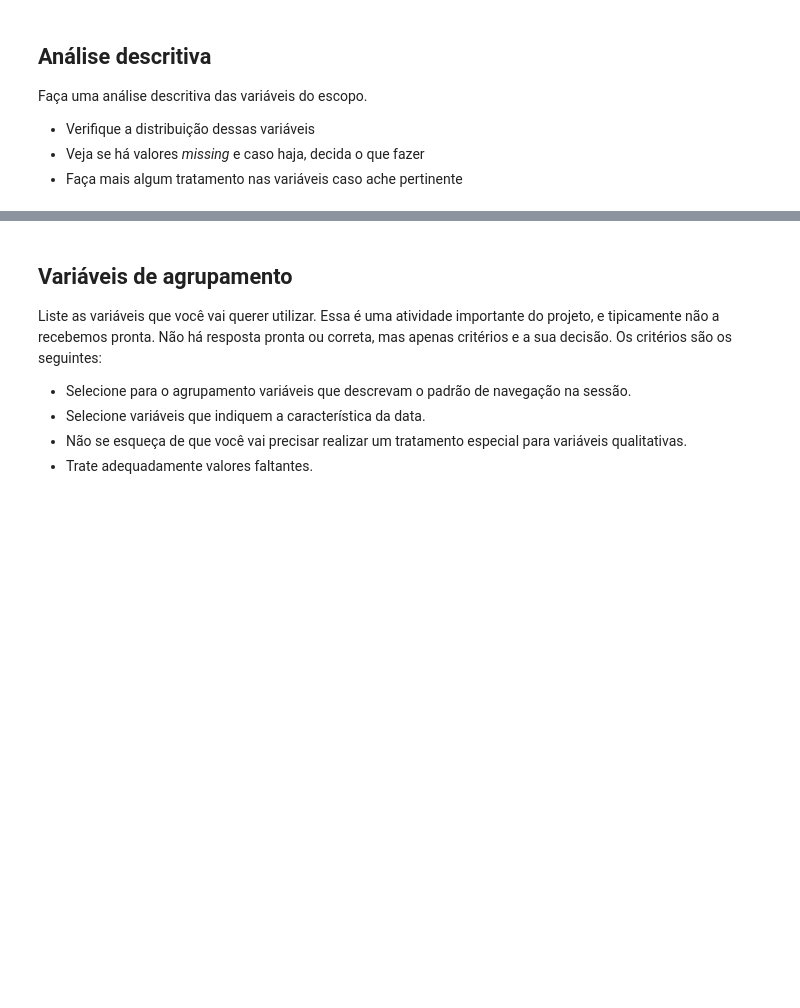
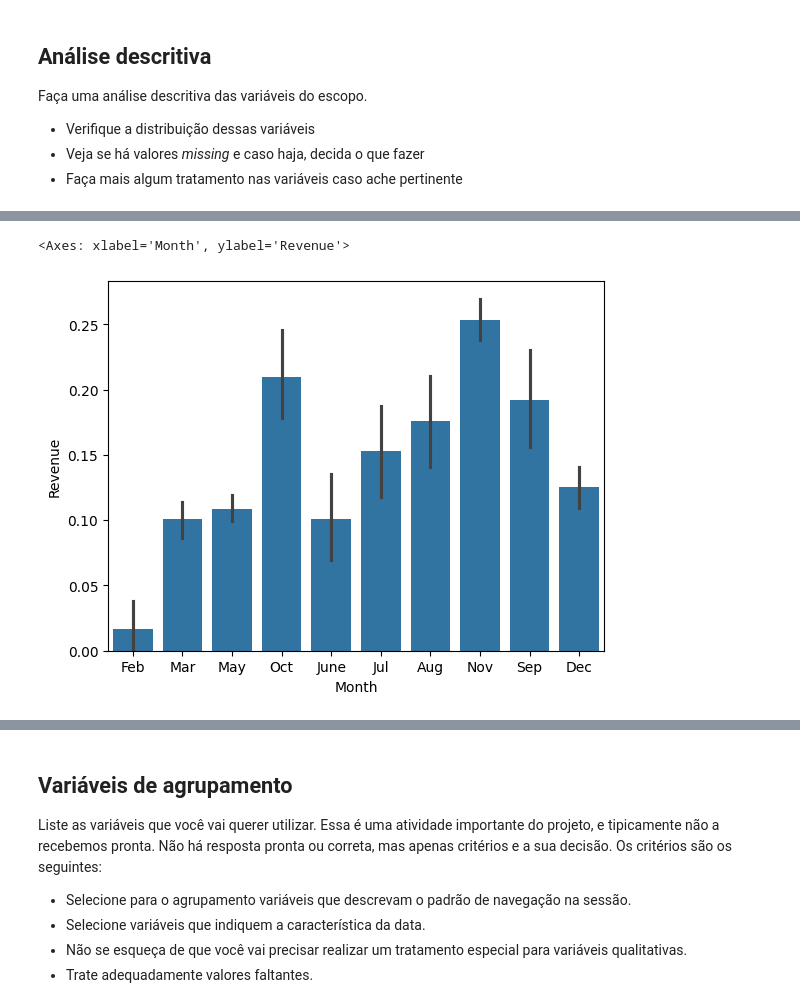
Before and after one commit to PedroHang/Agglomerative-Clustering, a Jupyter notebook: mod30_tarefa02.ipynb, the cells around one changed output, grey strips where cells are left out. Saved outputs shown, nothing was run; the diff lists cells and outputs as text; code cells hidden in the pictures; blank space fills up the shorter version.

```diff
--- a/mod30_tarefa02.ipynb
+++ b/mod30_tarefa02.ipynb
@@ -66,0 +120,5 @@ df.describe
+# %%
+sns.barplot(x=df['Month'], y=df['Revenue'])
+# %% [output]
+<Axes: xlabel='Month', ylabel='Revenue'>
+[figure, added]
```
Also changed, not shown: parts of 24 cells of this notebook, 1 other file.
